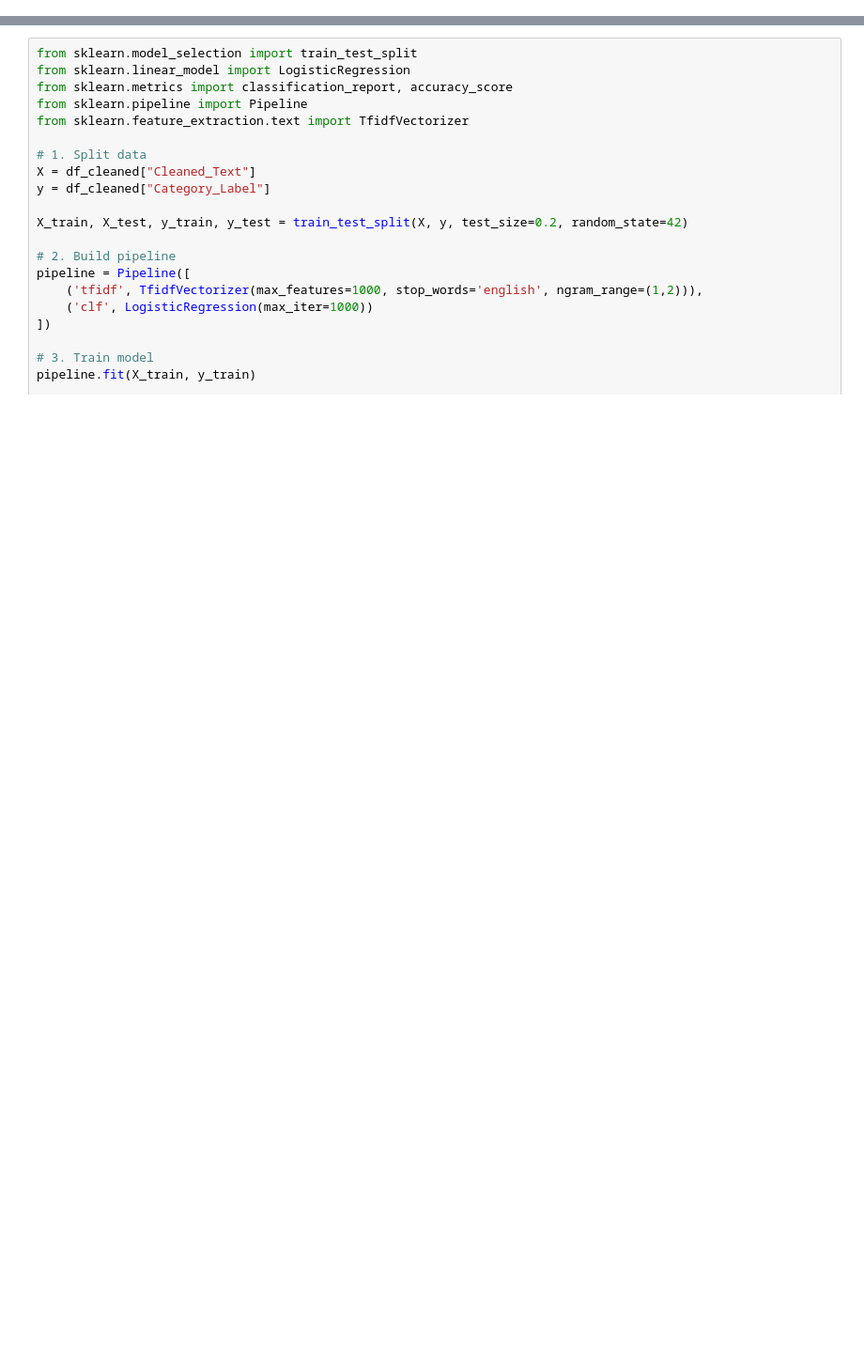
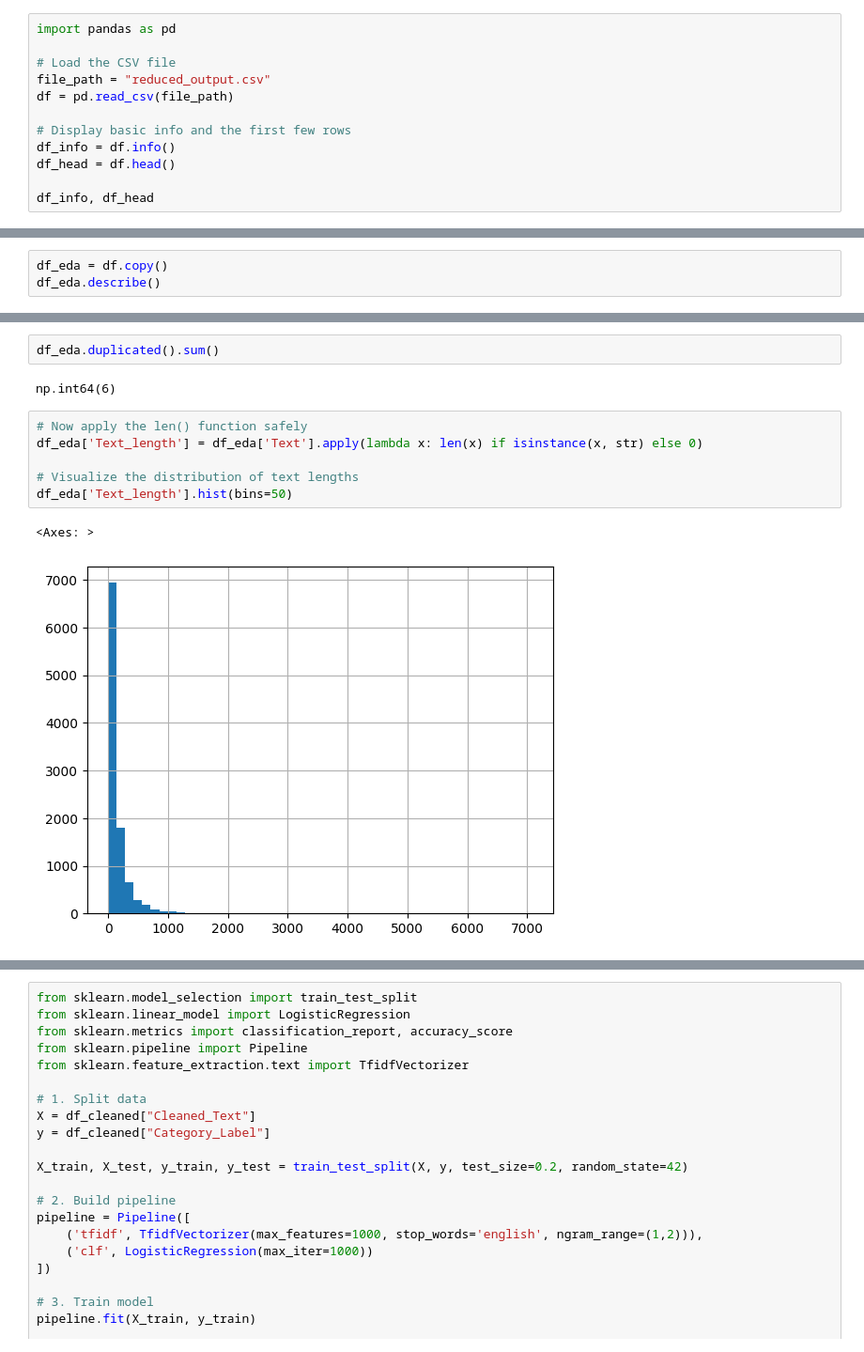
Before and after one commit to andifathir/Natural-Languange_Processing, a Jupyter notebook: Slang Classification/Data Preprocessing/preprocessing3.ipynb, the cells around one changed output, grey strips where cells are left out. Shown at 94% size. Cells and saved outputs as stored; diff of their text form; blank space fills up the shorter version.

```diff
--- a/Slang Classification/Data Preprocessing/preprocessing3.ipynb
+++ b/Slang Classification/Data Preprocessing/preprocessing3.ipynb
@@ -97,0 +82,12 @@ memory usage: 31.4+ KB
+# %%
+import pandas as pd
+
+# Load the CSV file
+file_path = "reduced_output.csv"
+df = pd.read_csv(file_path)
+
+# Display basic info and the first few rows
+df_info = df.info()
+df_head = df.head()
+
+df_info, df_head
@@ -97,0 +121,3 @@ memory usage: 31.4+ KB
+# %%
+df_eda = df.copy()
+df_eda.describe()
@@ -97,0 +143,13 @@ memory usage: 31.4+ KB
+# %%
+df_eda.duplicated().sum()
+# %% [output]
+np.int64(6)
+# %%
+# Now apply the len() function safely
+df_eda['Text_length'] = df_eda['Text'].apply(lambda x: len(x) if isinstance(x, str) else 0)
+
+# Visualize the distribution of text lengths
+df_eda['Text_length'].hist(bins=50)
+# %% [output]
+<Axes: >
+[figure, added]
```
Also changed, not shown: parts of 23 cells of this notebook, 7 other files.
